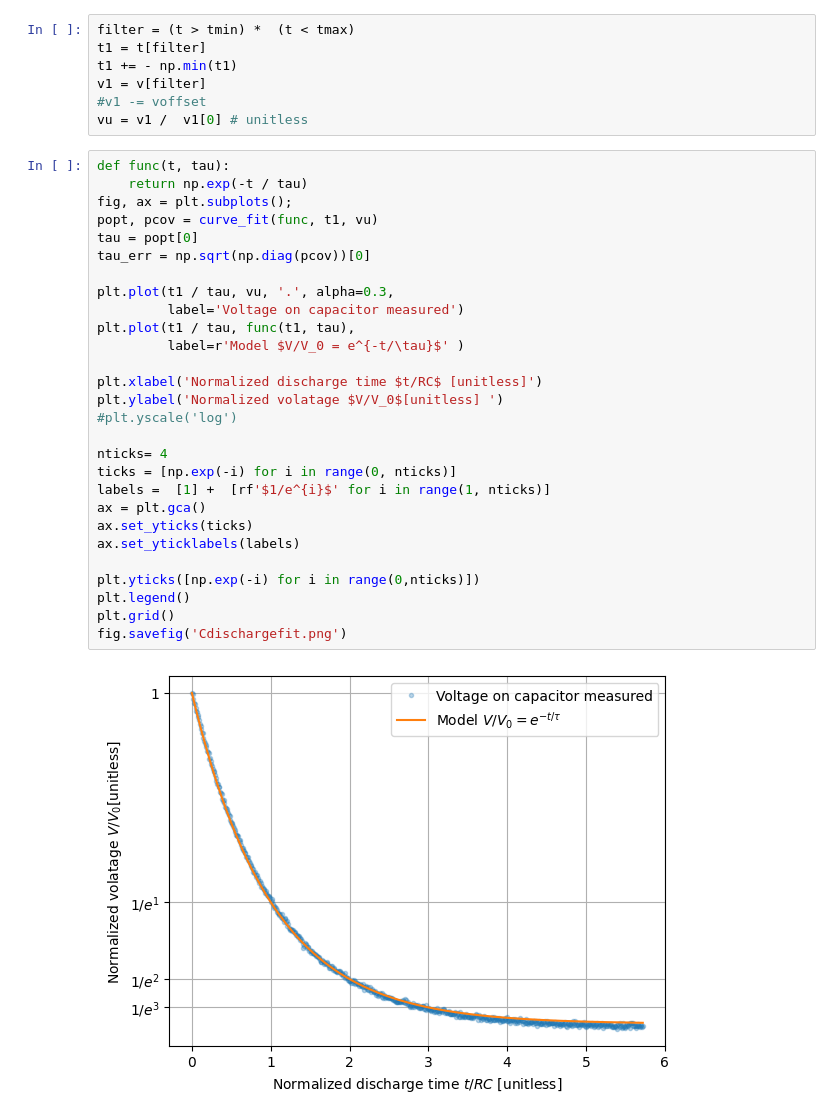
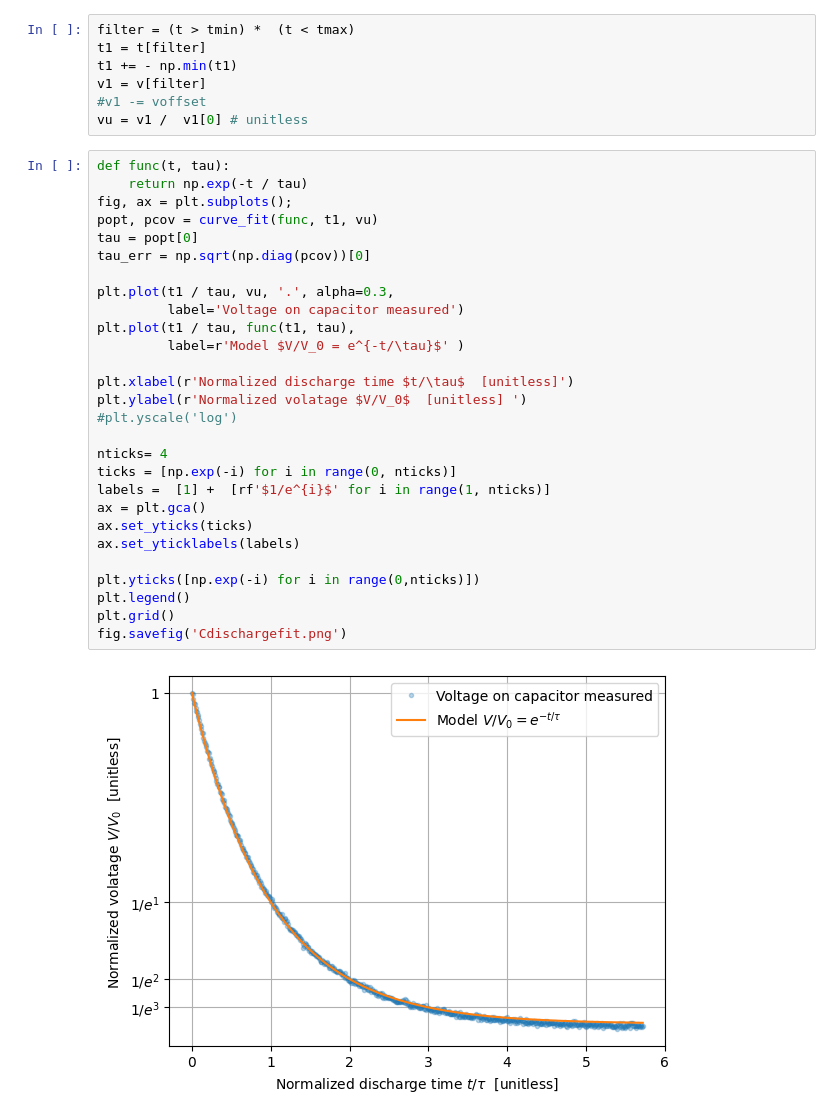
Before and after one commit to tphlabs/python_workshop, a Jupyter notebook: plotting/c/Cpractice.ipynb, the cells around one changed output. Saved outputs shown, nothing was run; the diff lists cells and outputs as text.

```diff
--- a/plotting/c/Cpractice.ipynb
+++ b/plotting/c/Cpractice.ipynb
@@ -106,30 +106,30 @@ vu = v1 /  v1[0] # unitless
 # %%
 def func(t, tau):
     return np.exp(-t / tau)
 fig, ax = plt.subplots();
 popt, pcov = curve_fit(func, t1, vu)
 tau = popt[0]
 tau_err = np.sqrt(np.diag(pcov))[0]
 
 plt.plot(t1 / tau, vu, '.', alpha=0.3,
          label='Voltage on capacitor measured')
 plt.plot(t1 / tau, func(t1, tau),
          label=r'Model $V/V_0 = e^{-t/\tau}$' )
 
-plt.xlabel('Normalized discharge time $t/RC$ [unitless]')
-plt.ylabel('Normalized volatage $V/V_0$[unitless] ')
+plt.xlabel(r'Normalized discharge time $t/\tau$  [unitless]')
+plt.ylabel(r'Normalized volatage $V/V_0$  [unitless] ')
 #plt.yscale('log')
 
 nticks= 4
 ticks = [np.exp(-i) for i in range(0, nticks)]
 labels =  [1] +  [rf'$1/e^{i}$' for i in range(1, nticks)]
 ax = plt.gca()
 ax.set_yticks(ticks)
 ax.set_yticklabels(labels)
 
 plt.yticks([np.exp(-i) for i in range(0,nticks)])
 plt.legend()
 plt.grid()
 fig.savefig('Cdischargefit.png')
 # %% [output]
-[figure, old version]
+[figure, new version]
```
